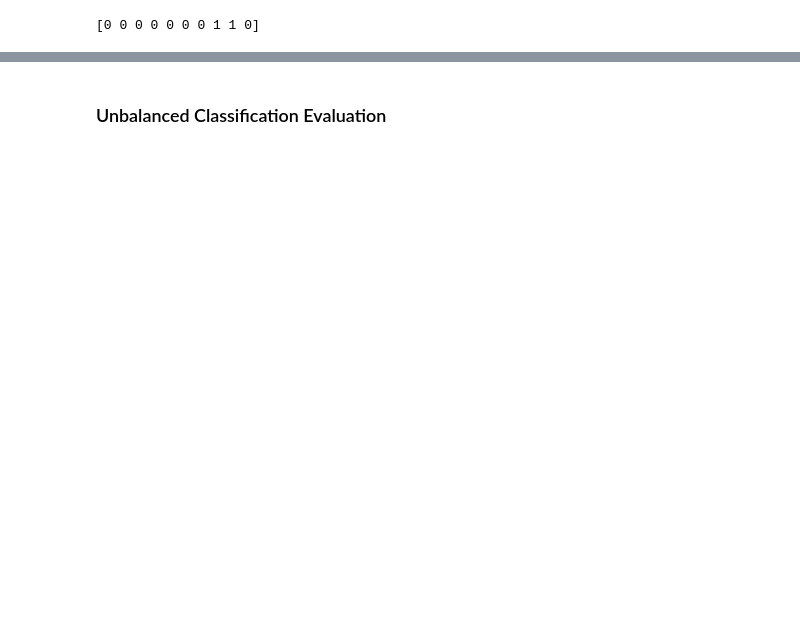
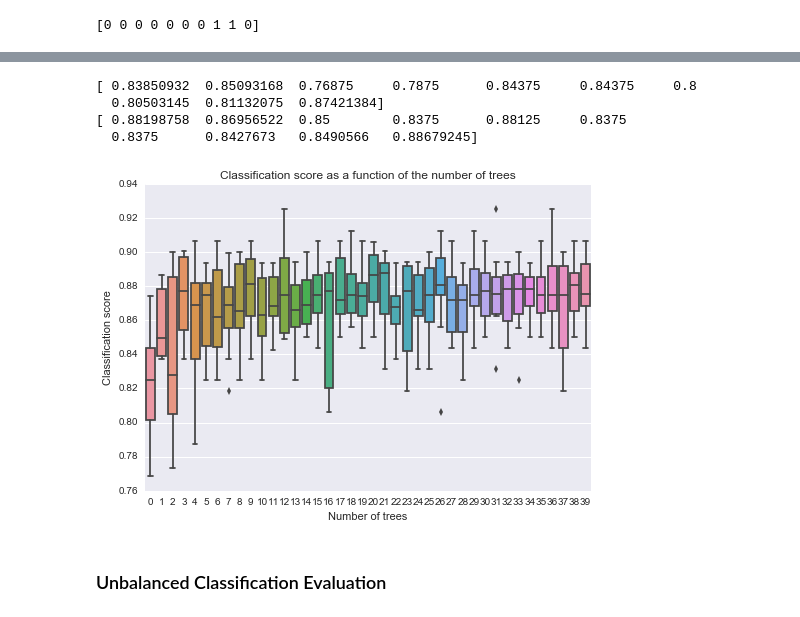
Before and after one commit to xuwenyihust/Wine-Quality, a Jupyter notebook: wine_quality.ipynb, the cells around one changed output, grey strips where cells are left out. Drawn from its saved outputs; the diff is of its cells as text; code cells hidden in the pictures; blank space fills up the shorter version.

```diff
--- a/wine_quality.ipynb
+++ b/wine_quality.ipynb
@@ -68,7 +79,7 @@ Simplify the classification problem into a binary one: **good/bad**
 Score < 7: bad(0); score >= 7: good(1).
 # %%
 # sklearn can only deal with numpy arrys
-y = np.array([1 if i>=7 else 0 for i in y])
+y = np.array([1 if i>=7 else 0 for i in y_df])
 print(y[:10])
 # %% [output]
 [0 0 0 0 0 0 0 1 1 0]
@@ -75,2 +101,24 @@ print(y[:10])
+# %%
+scores = []
+
+for num_trees in range(1,41):
+    clf = RandomForestClassifier(n_estimators = num_trees)
+    scores.append(cross_val_score(clf, X, y, cv=10))
+# %%
+print(scores[0])
+print(scores[1])
+# %% [output]
+[ 0.83850932  0.85093168  0.76875     0.7875      0.84375     0.84375     0.8
+  0.80503145  0.81132075  0.87421384]
+[ 0.88198758  0.86956522  0.85        0.8375      0.88125     0.8375
+  0.8375      0.8427673   0.8490566   0.88679245]
+# %%
+sns.boxplot(data=scores)
+plt.xlabel('Number of trees')
+plt.ylabel('Classification score')
+plt.title('Classification score as a function of the number of trees')
+plt.show()
+# %% [output]
+[figure, added]
 # %% [markdown]
 ### Unbalanced Classification Evaluation
```
Also changed, not shown: parts of 7 cells of this notebook.
